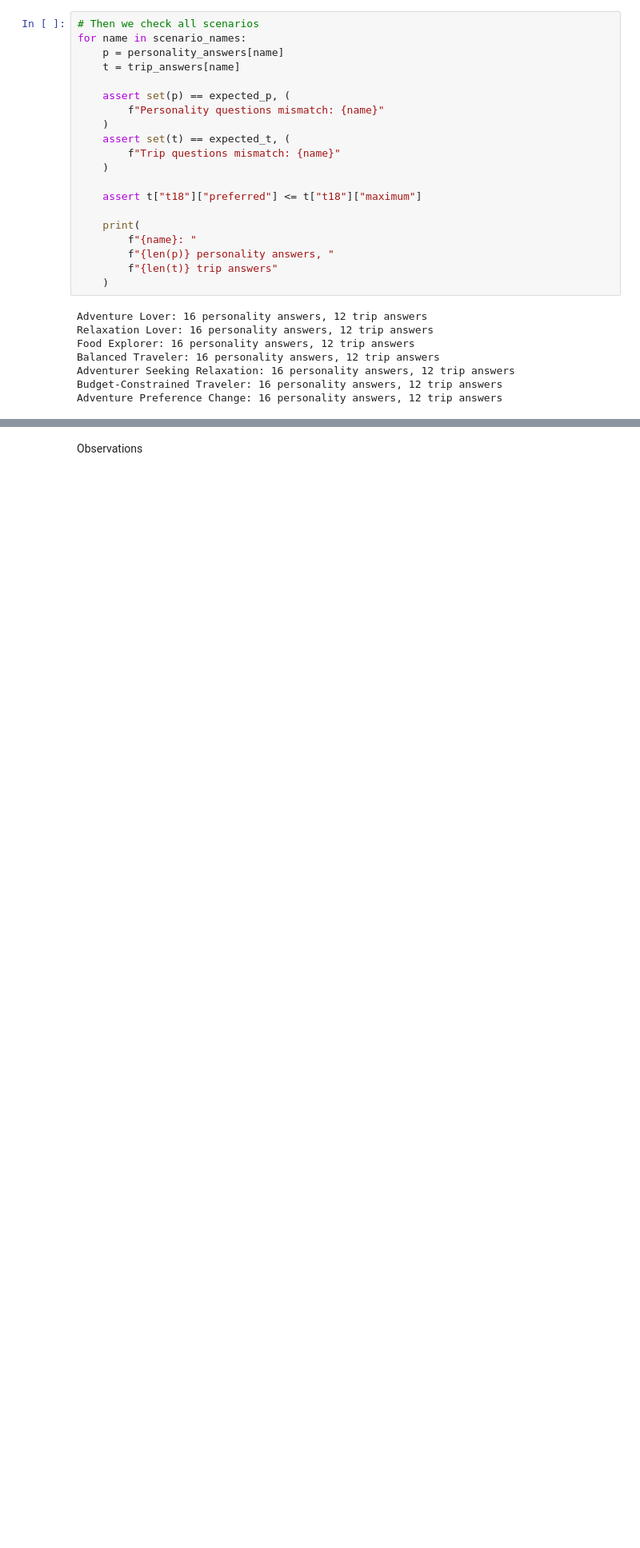
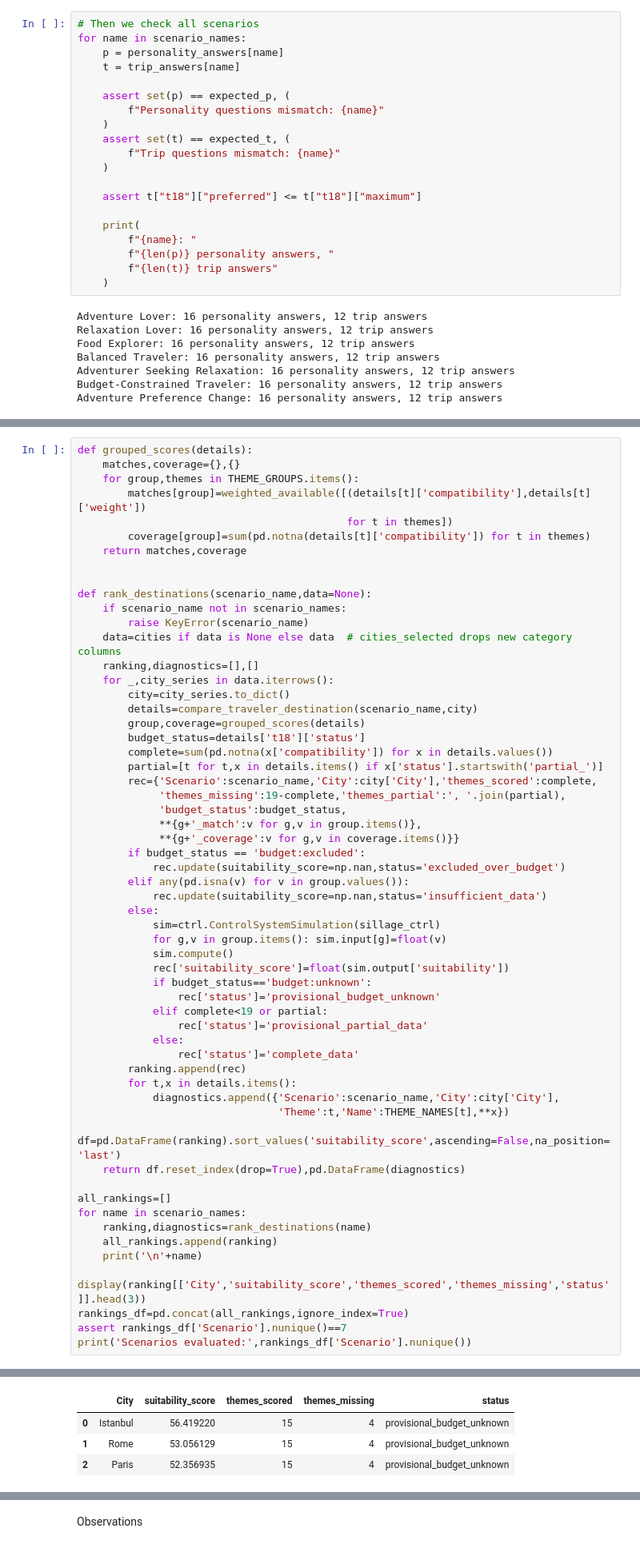
Before and after one commit to IBURTS/Fuzzy_Set_1_Projet, a Jupyter notebook: Sillage_fuzzy_model_evaluation.ipynb, the cells around one changed output, grey strips where cells are left out. Shown at 80% size. Drawn from its saved outputs; the diff is of its cells as text; blank space fills up the shorter version.

```diff
--- a/Sillage_fuzzy_model_evaluation.ipynb
+++ b/Sillage_fuzzy_model_evaluation.ipynb
@@ -511,0 +843,59 @@ hello world
+# %%
+def grouped_scores(details):
+    matches,coverage={},{}
+    for group,themes in THEME_GROUPS.items():
+        matches[group]=weighted_available([(details[t]['compatibility'],details[t]['weight'])
+                                           for t in themes])
+        coverage[group]=sum(pd.notna(details[t]['compatibility']) for t in themes)
+    return matches,coverage
+
+
+def rank_destinations(scenario_name,data=None):
+    if scenario_name not in scenario_names:
+        raise KeyError(scenario_name)
+    data=cities if data is None else data  # cities_selected drops new category columns
+    ranking,diagnostics=[],[]
+    for _,city_series in data.iterrows():
+        city=city_series.to_dict()
+        details=compare_traveler_destination(scenario_name,city)
+        group,coverage=grouped_scores(details)
+        budget_status=details['t18']['status']
+        complete=sum(pd.notna(x['compatibility']) for x in details.values())
+        partial=[t for t,x in details.items() if x['status'].startswith('partial_')]
+        rec={'Scenario':scenario_name,'City':city['City'],'themes_scored':complete,
+             'themes_missing':19-complete,'themes_partial':', '.join(partial),
+             'budget_status':budget_status,
+             **{g+'_match':v for g,v in group.items()},
+             **{g+'_coverage':v for g,v in coverage.items()}}
+        if budget_status == 'budget:excluded':
+            rec.update(suitability_score=np.nan,status='excluded_over_budget')
+        elif any(pd.isna(v) for v in group.values()):
+            rec.update(suitability_score=np.nan,status='insufficient_data')
+        else:
+            sim=ctrl.ControlSystemSimulation(sillage_ctrl)
+            for g,v in group.items(): sim.input[g]=float(v)
+            sim.compute()
+            rec['suitability_score']=float(sim.output['suitability'])
+            if budget_status=='budget:unknown':
+                rec['status']='provisional_budget_unknown'
+            elif complete<19 or partial:
+                rec['status']='provisional_partial_data'
+            else:
+                rec['status']='complete_data'
+        ranking.append(rec)
+        for t,x in details.items():
+            diagnostics.append({'Scenario':scenario_name,'City':city['City'],
+                                'Theme':t,'Name':THEME_NAMES[t],**x})
+    df=pd.DataFrame(ranking).sort_values('suitability_score',ascending=False,na_position='last')
+    return df.reset_index(drop=True),pd.DataFrame(diagnostics)
+
+all_rankings=[]
+for name in scenario_names:
+    ranking,diagnostics=rank_destinations(name)
+    all_rankings.append(ranking)
+    print('\n'+name)
+    display(ranking[['City','suitability_score','themes_scored','themes_missing','status']].head(3))
+rankings_df=pd.concat(all_rankings,ignore_index=True)
+assert rankings_df['Scenario'].nunique()==7
+print('Scenarios evaluated:',rankings_df['Scenario'].nunique())
+# %% [output]
@@ -511,0 +903,4 @@ hello world
+|  | City | suitability_score | themes_scored | themes_missing | status |
+| 0 | Istanbul | 56.419220 | 15 | 4 | provisional_budget_unknown |
+| 1 | Rome | 53.056129 | 15 | 4 | provisional_budget_unknown |
+| 2 | Paris | 52.356935 | 15 | 4 | provisional_budget_unknown |
```
Also changed, not shown: parts of 17 cells of this notebook, 2 other files.
